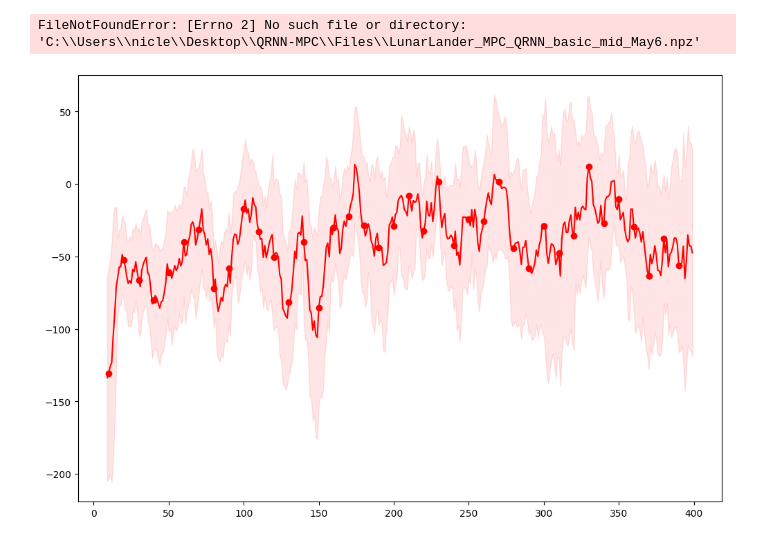
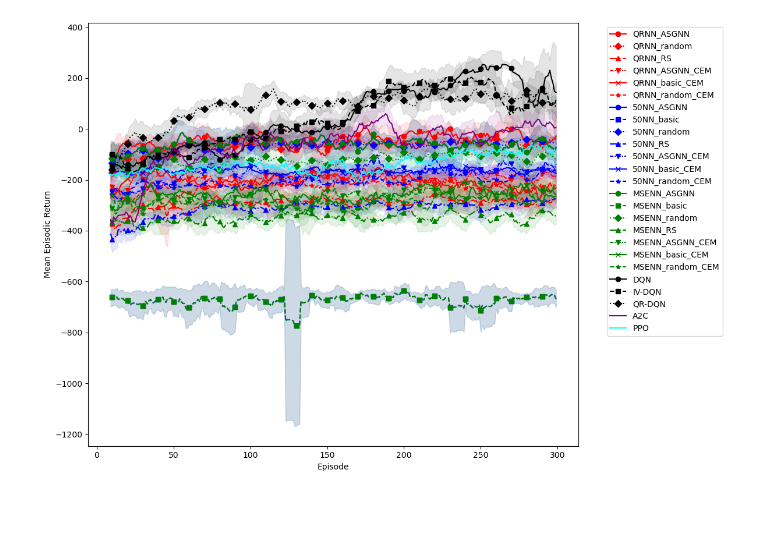
Before and after one commit to nicolasleblanc-poly/QRNN-MPC, a Jupyter notebook: LunarLander_analysis.ipynb, the cells around one changed output. Drawn from its saved outputs; the diff is of its cells as text; code cells hidden in the pictures; blank space fills up the shorter version.

```diff
--- a/LunarLander_analysis.ipynb
+++ b/LunarLander_analysis.ipynb
@@ -10,7 +10,7 @@ window_size = 10
 # Load all your data files
 data_files = {
     'QRNN_ASGNN': f'C:\\Users\\nicle\\Desktop\\QRNN-MPC\\Files\\{prob}_MPC_QRNN_ASGNN_mid_May6.npz',
-    'QRNN_basic': f'C:\\Users\\nicle\\Desktop\\QRNN-MPC\\Files\\{prob}_MPC_QRNN_basic_mid_May6.npz',
+    # 'QRNN_basic': f'C:\\Users\\nicle\\Desktop\\QRNN-MPC\\Files\\{prob}_MPC_QRNN_basic_mid_May6.npz',
     'QRNN_random': f'C:\\Users\\nicle\\Desktop\\QRNN-MPC\\Files\\{prob}_MPC_QRNN_random_mid_May6.npz',
     'QRNN_RS': f'C:\\Users\\nicle\\Desktop\\QRNN-MPC\\Files\\{prob}_RS_mid_QRNN_May6.npz',
     'QRNN_ASGNN_CEM': f'C:\\Users\\nicle\\Desktop\\QRNN-MPC\\Files\\{prob}_MPC_QRNN_ASGNN_mid_May6_CEM.npz',
@@ -134,42 +134,66 @@ for label, filepath in data_files.items():
     # Plot
 
     if family != 'RL':
+        # if family == "DQN":
+        #     plt.plot(smoothed_mean,
+        #          label=f"{submethod}",
+        #          color=color,
+        #          marker=marker,
+        #          linestyle=linestyle,
+        #          markevery=10)
+        # else:
+        #     plt.plot(smoothed_mean,
+        #          label=f"{family}_{submethod}",
+        #          color=color,
+        #          marker=marker,
+        #          linestyle=linestyle,
+        #          markevery=10)
         if family == "DQN":
-            plt.plot(smoothed_mean,
+            plt.plot(smoothed_mean[:300],
                  label=f"{submethod}",
                  color=color,
                  marker=marker,
                  linestyle=linestyle,
                  markevery=10)
         else:
-            plt.plot(smoothed_mean,
+            plt.plot(smoothed_mean[:300],
                  label=f"{family}_{submethod}",
                  color=color,
                  marker=marker,
                  linestyle=linestyle,
                  markevery=10)
+
     else:
-        plt.plot(smoothed_mean,
+        # plt.plot(smoothed_mean,
+        #         label=label,
+        #         color=color,
+        #         markevery=10)  # Show markers every 10 points
+
+        plt.plot(smoothed_mean[:300],
                 label=label,
                 color=color,
                 markevery=10)  # Show markers every 10 points
 
+    # # Confidence interval (optional)
+    # plt.fill_between(range(len(mean_rewards)),
+    #                  smoothed_mean - smoothed_std,
+    #                  smoothed_mean + smoothed_std,
+    #                  color=color, alpha=0.1)
     # Confidence interval (optional)
-    plt.fill_between(range(len(mean_rewards)),
-                     smoothed_mean - smoothed_std,
-                     smoothed_mean + smoothed_std,
+    plt.fill_between(range(300),
+                     smoothed_mean[:300] - smoothed_std[:300],
+                     smoothed_mean[:300] + smoothed_std[:300],
                      color=color, alpha=0.1)
 
 # Customize the plot
 plt.xlabel('Episode')
 plt.ylabel('Mean Episodic Return')
 # plt.title('Comparison of Methods (Color = Family, Marker/Line = Sub-Method)')
 
 # Legend: Group by method family (optional)
 plt.legend(bbox_to_anchor=(1.05, 1), loc='upper left')
 
 plt.tight_layout()
 plt.show()
 # %% [output]
-FileNotFoundError: [Errno 2] No such file or directory: 'C:\\Users\\nicle\\Desktop\\QRNN-MPC\\Files\\LunarLander_MPC_QRNN_basic_mid_May6.npz'
-[figure, old version]
+[figure, new version]
```
Also changed, not shown: 13 other files.
